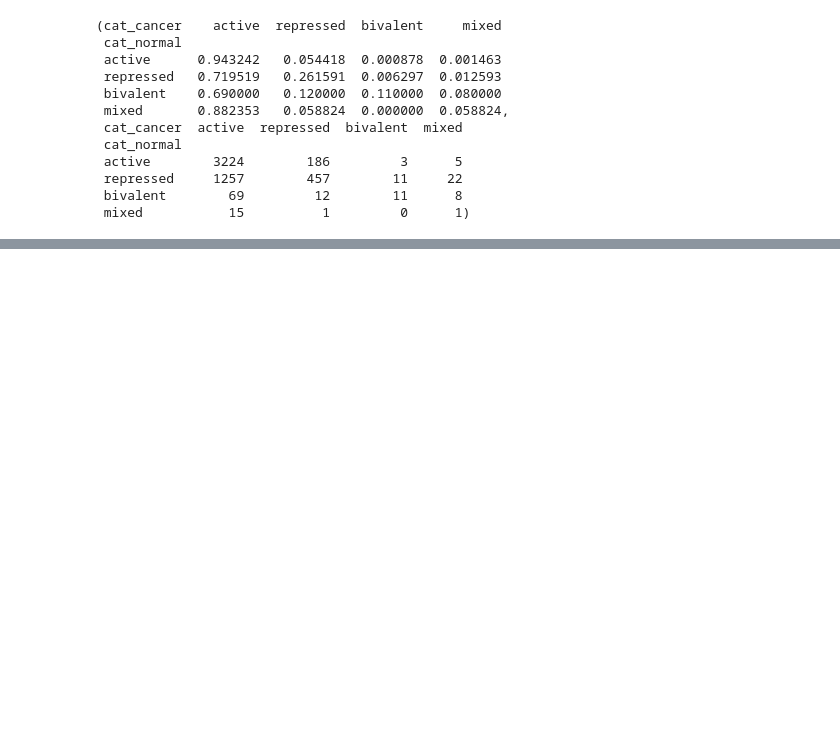
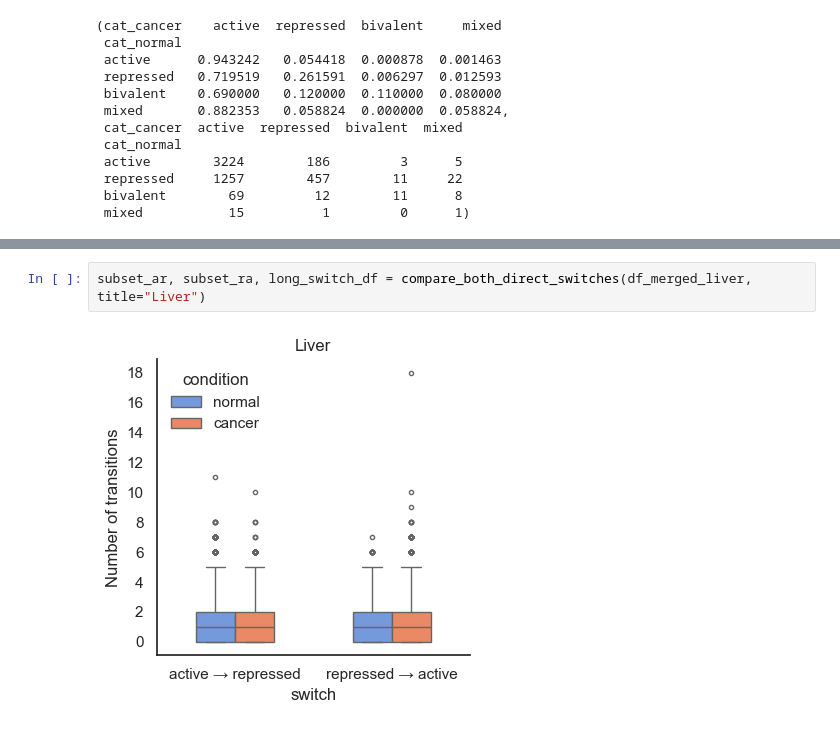
Before and after one commit to caocao0525/HERV, a Jupyter notebook: herv_util_clean.ipynb, the cells around one changed output, grey strips where cells are left out. Cells and saved outputs as stored; diff of their text form; blank space fills up the shorter version.

```diff
--- a/herv_util_clean.ipynb
+++ b/herv_util_clean.ipynb
@@ -1485,0 +1492,4 @@ plot_gained_hotspot_transition_heatmap_frac_with_count(
+# %%
+subset_ar, subset_ra, long_switch_df = compare_both_direct_switches(df_merged_liver, title="Liver")
+# %% [output]
+[figure, added]
```
Also changed, not shown: parts of 21 cells of this notebook.
